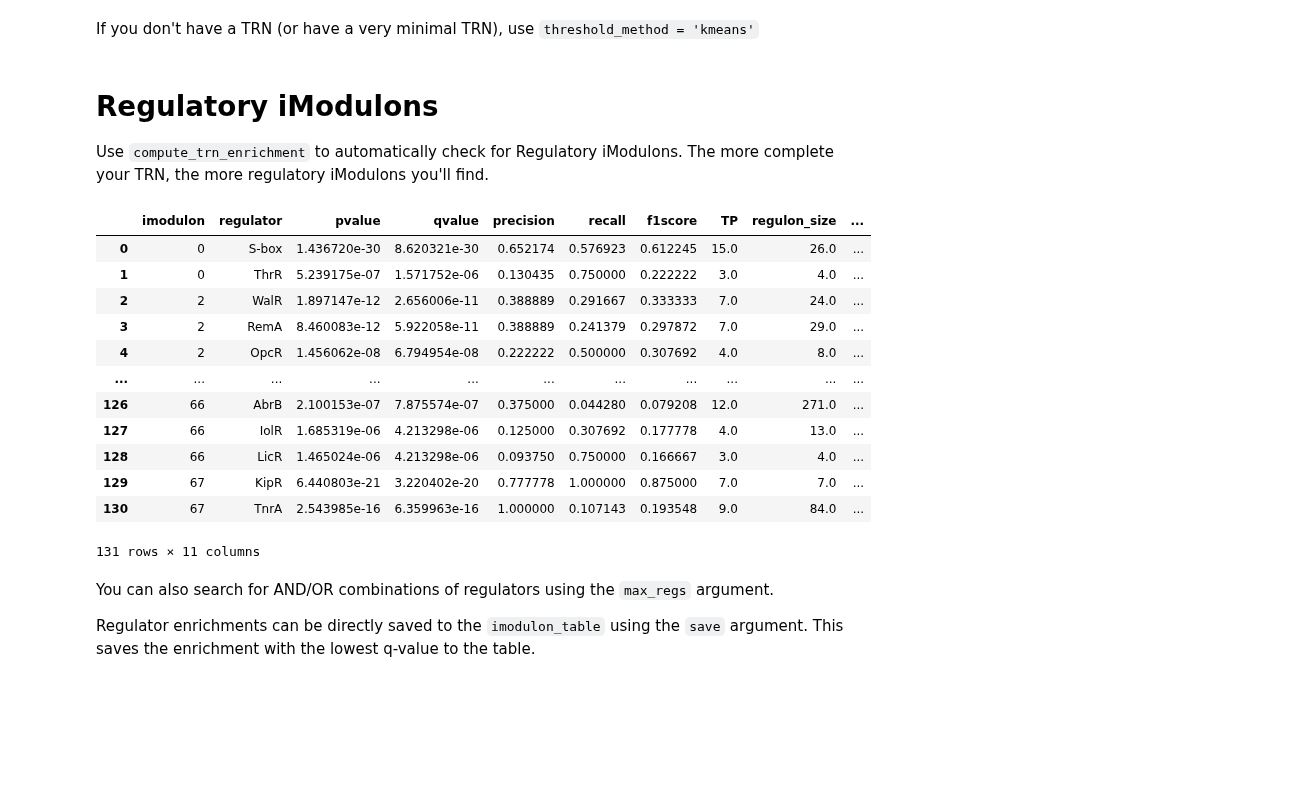
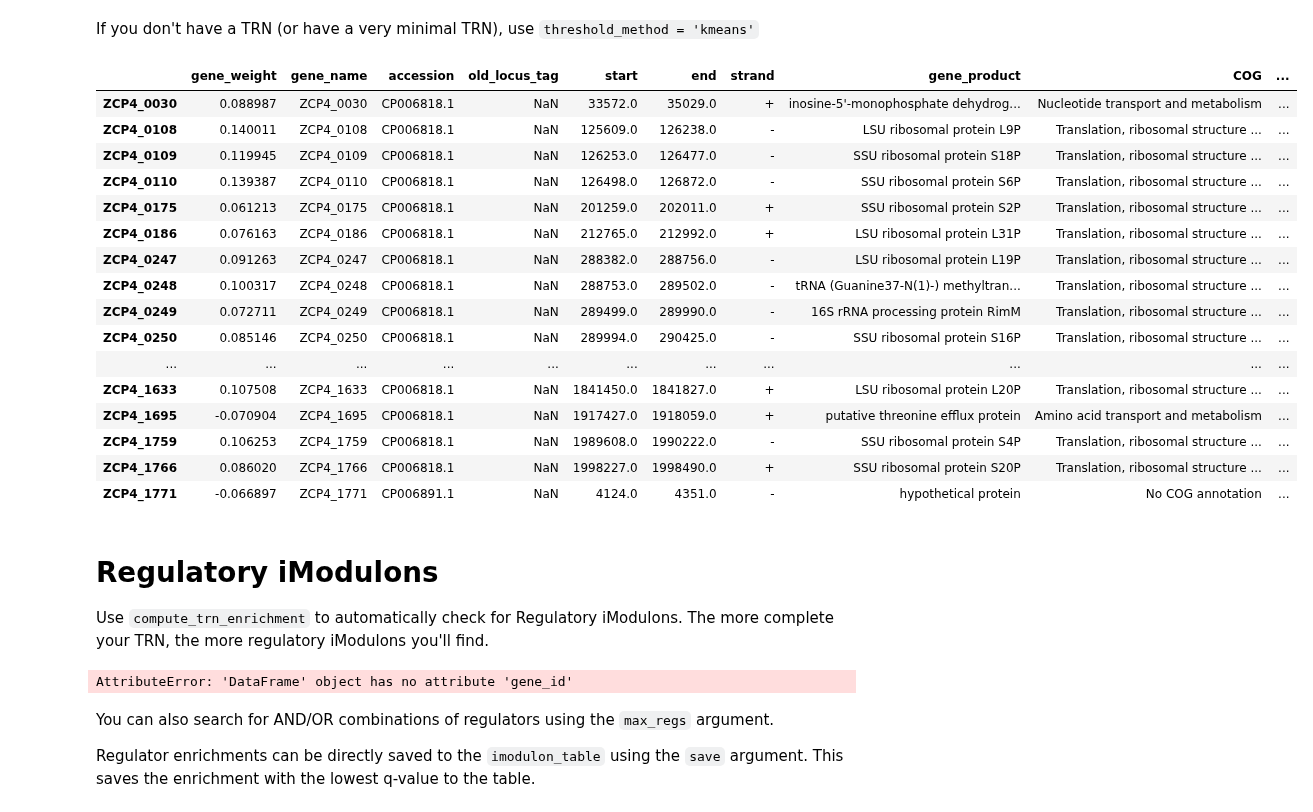
Before and after one commit to cristalzucsd/iModulonMiner, a Jupyter notebook: 5_characterize_iModulons/2_iModulon_characterization.ipynb, the cells around one changed output. Cells and saved outputs as stored; diff of their text form; code cells hidden in the pictures; blank space fills up the shorter version.

Commit message:
initial iModulon processing and setup

```diff
--- a/5_characterize_iModulons/2_iModulon_characterization.ipynb
+++ b/5_characterize_iModulons/2_iModulon_characterization.ipynb
@@ -88,11 +82,13 @@ True
 ## Load the data
 You're now ready to load your IcaData object!
 # %%
+A = pd.read_csv(path.join(data_dir,'A.csv'))
+X = pd.read_csv(path.join(data_dir,'log_tpm_norm.csv'))
 ica_data = IcaData(M = path.join(data_dir,'M.csv'),
                    A = path.join(data_dir,'A.csv'),
                    X = path.join(data_dir,'log_tpm_norm.csv'),
                    gene_table = path.join(data_dir,'gene_info.csv'),
                    sample_table = path.join(data_dir,'metadata.tsv'),
-                   trn = path.join(external_data,'TRN.csv'),
+                   #trn = path.join(external_data,'TRN.csv'),
                    optimize_cutoff=True)
 # %% [output]
@@ -100,5 +97,25 @@ WARNING:root:Optimizing iModulon thresholds, may take 2-3 minutes...
 # %% [markdown]
 If you don't have a TRN (or have a very minimal TRN), use `threshold_method = 'kmeans'`
+# %%
+ica_data.view_imodulon(0)
+# %% [output]
+|  | gene_weight | gene_name | accession | old_locus_tag | start | end | strand | gene_product | COG | ... |
+| ZCP4_0030 | 0.088987 | ZCP4_0030 | CP006818.1 | NaN | 33572.0 | 35029.0 | + | inosine-5'-monophosphate dehydrog... | Nucleotide transport and metabolism | ... |
+| ZCP4_0108 | 0.140011 | ZCP4_0108 | CP006818.1 | NaN | 125609.0 | 126238.0 | - | LSU ribosomal protein L9P | Translation, ribosomal structure ... | ... |
+| ZCP4_0109 | 0.119945 | ZCP4_0109 | CP006818.1 | NaN | 126253.0 | 126477.0 | - | SSU ribosomal protein S18P | Translation, ribosomal structure ... | ... |
+| ZCP4_0110 | 0.139387 | ZCP4_0110 | CP006818.1 | NaN | 126498.0 | 126872.0 | - | SSU ribosomal protein S6P | Translation, ribosomal structure ... | ... |
+| ZCP4_0175 | 0.061213 | ZCP4_0175 | CP006818.1 | NaN | 201259.0 | 202011.0 | + | SSU ribosomal protein S2P | Translation, ribosomal structure ... | ... |
+| ZCP4_0186 | 0.076163 | ZCP4_0186 | CP006818.1 | NaN | 212765.0 | 212992.0 | + | LSU ribosomal protein L31P | Translation, ribosomal structure ... | ... |
+| ZCP4_0247 | 0.091263 | ZCP4_0247 | CP006818.1 | NaN | 288382.0 | 288756.0 | - | LSU ribosomal protein L19P | Translation, ribosomal structure ... | ... |
+| ZCP4_0248 | 0.100317 | ZCP4_0248 | CP006818.1 | NaN | 288753.0 | 289502.0 | - | tRNA (Guanine37-N(1)-) methyltran... | Translation, ribosomal structure ... | ... |
+| ZCP4_0249 | 0.072711 | ZCP4_0249 | CP006818.1 | NaN | 289499.0 | 289990.0 | - | 16S rRNA processing protein RimM | Translation, ribosomal structure ... | ... |
+| ZCP4_0250 | 0.085146 | ZCP4_0250 | CP006818.1 | NaN | 289994.0 | 290425.0 | - | SSU ribosomal protein S16P | Translation, ribosomal structure ... | ... |
+| ... | ... | ... | ... | ... | ... | ... | ... | ... | ... | ... |
+| ZCP4_1633 | 0.107508 | ZCP4_1633 | CP006818.1 | NaN | 1841450.0 | 1841827.0 | + | LSU ribosomal protein L20P | Translation, ribosomal structure ... | ... |
+| ZCP4_1695 | -0.070904 | ZCP4_1695 | CP006818.1 | NaN | 1917427.0 | 1918059.0 | + | putative threonine efflux protein | Amino acid transport and metabolism | ... |
+| ZCP4_1759 | 0.106253 | ZCP4_1759 | CP006818.1 | NaN | 1989608.0 | 1990222.0 | - | SSU ribosomal protein S4P | Translation, ribosomal structure ... | ... |
+| ZCP4_1766 | 0.086020 | ZCP4_1766 | CP006818.1 | NaN | 1998227.0 | 1998490.0 | + | SSU ribosomal protein S20P | Translation, ribosomal structure ... | ... |
+| ZCP4_1771 | -0.066897 | ZCP4_1771 | CP006891.1 | NaN | 4124.0 | 4351.0 | - | hypothetical protein | No COG annotation | ... |
 # %%
 # ica_data = IcaData(M = path.join(data_dir,'M.csv'),
 #                    A = path.join(data_dir,'A.csv'),
@@ -113,19 +130,7 @@ Use `compute_trn_enrichment` to automatically check for Regulatory iModulons. Th
 # %%
 ica_data.compute_trn_enrichment()
 # %% [output]
-|  | imodulon | regulator | pvalue | qvalue | precision | recall | f1score | TP | regulon_size | ... |
-| 0 | 0 | S-box | 1.436720e-30 | 8.620321e-30 | 0.652174 | 0.576923 | 0.612245 | 15.0 | 26.0 | ... |
-| 1 | 0 | ThrR | 5.239175e-07 | 1.571752e-06 | 0.130435 | 0.750000 | 0.222222 | 3.0 | 4.0 | ... |
-| 2 | 2 | WalR | 1.897147e-12 | 2.656006e-11 | 0.388889 | 0.291667 | 0.333333 | 7.0 | 24.0 | ... |
-| 3 | 2 | RemA | 8.460083e-12 | 5.922058e-11 | 0.388889 | 0.241379 | 0.297872 | 7.0 | 29.0 | ... |
-| 4 | 2 | OpcR | 1.456062e-08 | 6.794954e-08 | 0.222222 | 0.500000 | 0.307692 | 4.0 | 8.0 | ... |
-| ... | ... | ... | ... | ... | ... | ... | ... | ... | ... | ... |
-| 126 | 66 | AbrB | 2.100153e-07 | 7.875574e-07 | 0.375000 | 0.044280 | 0.079208 | 12.0 | 271.0 | ... |
-| 127 | 66 | IolR | 1.685319e-06 | 4.213298e-06 | 0.125000 | 0.307692 | 0.177778 | 4.0 | 13.0 | ... |
-| 128 | 66 | LicR | 1.465024e-06 | 4.213298e-06 | 0.093750 | 0.750000 | 0.166667 | 3.0 | 4.0 | ... |
-| 129 | 67 | KipR | 6.440803e-21 | 3.220402e-20 | 0.777778 | 1.000000 | 0.875000 | 7.0 | 7.0 | ... |
-| 130 | 67 | TnrA | 2.543985e-16 | 6.359963e-16 | 1.000000 | 0.107143 | 0.193548 | 9.0 | 84.0 | ... |
-131 rows × 11 columns
+AttributeError: 'DataFrame' object has no attribute 'gene_id'
 # %% [markdown]
 You can also search for AND/OR combinations of regulators using the `max_regs` argument.
 
```
Also changed, not shown: parts of 5 cells of this notebook, 17 other files.
